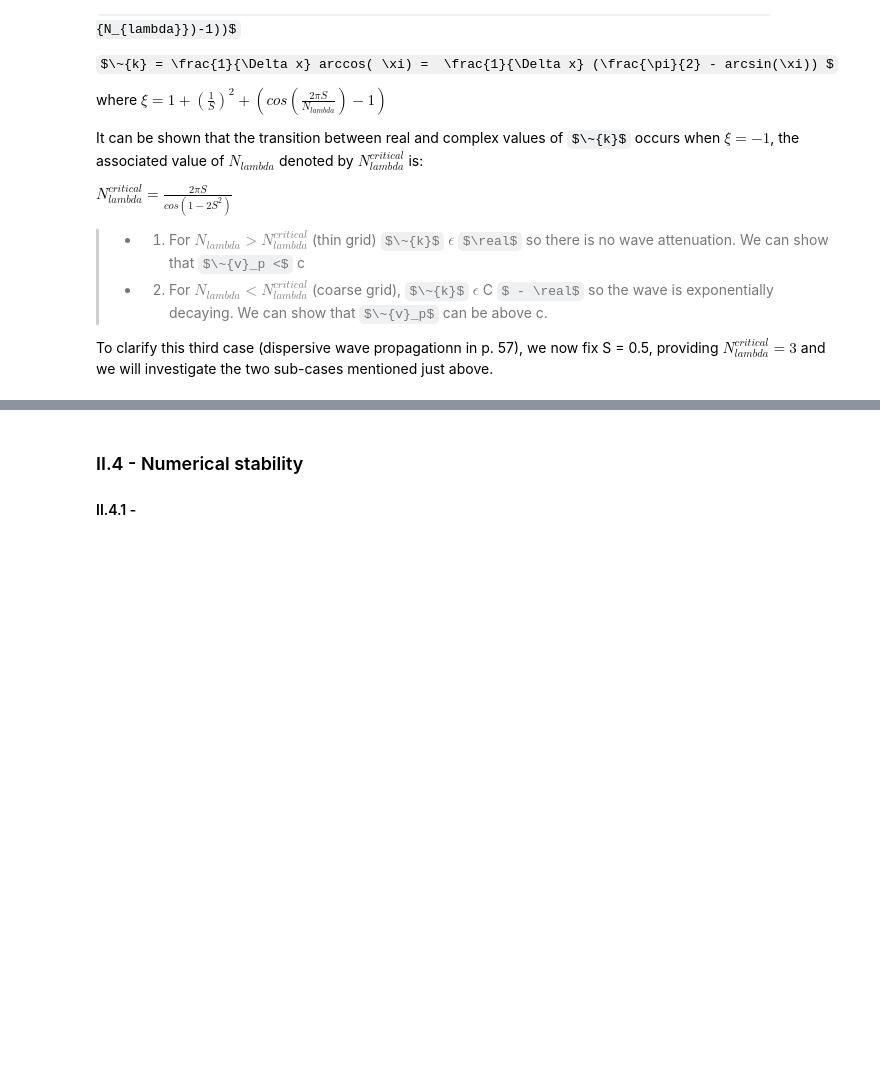
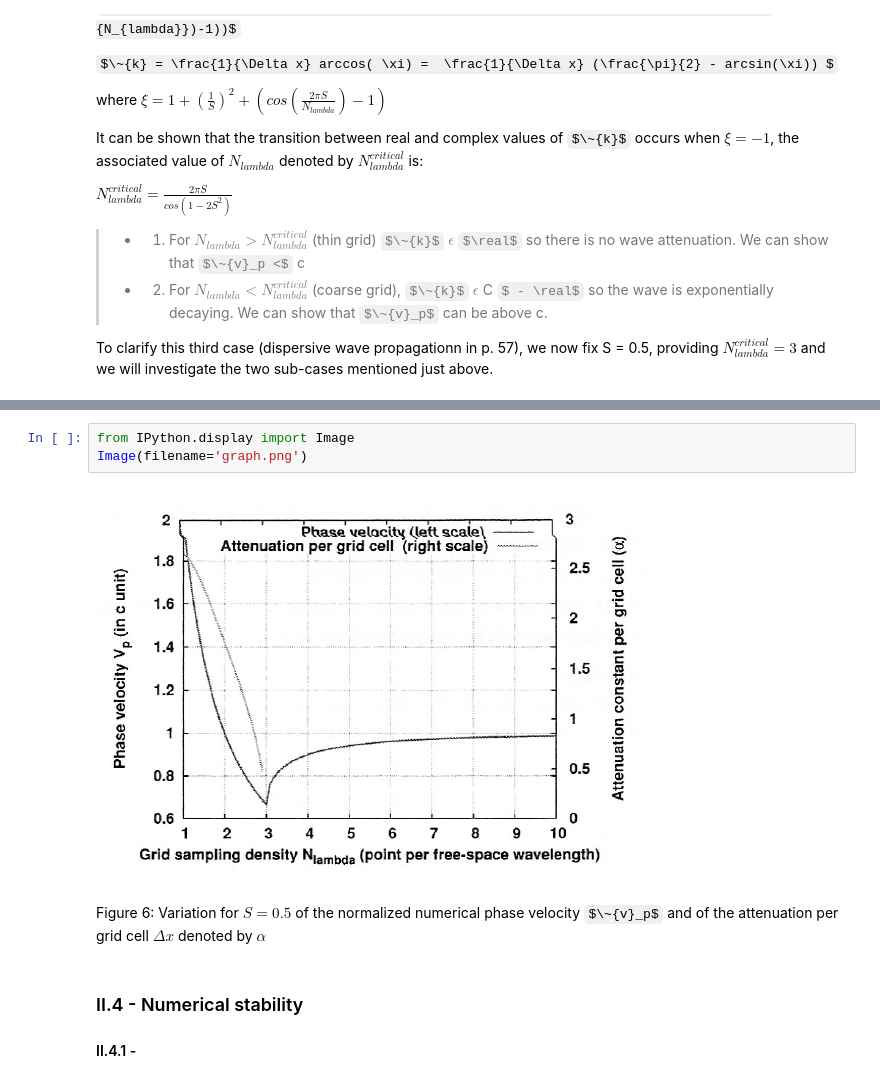
Before and after one commit to Gatovicciola/CEM_EMPOSSIBLE, a Jupyter notebook: Notes_Cours/Numerical_Methods_Renversey.ipynb, the cells around one changed output, grey strips where cells are left out. Saved outputs shown, nothing was run; the diff lists cells and outputs as text; some formulas as TeX source; blank space fills up the shorter version.

```diff
--- a/Notes_Cours/Numerical_Methods_Renversey.ipynb
+++ b/Notes_Cours/Numerical_Methods_Renversey.ipynb
@@ -464,3 +460,10 @@ Figure 6: Variation for $S = 0.5$ of the normalized numerical phase velocity $\~
+# %%
+from IPython.display import Image
+Image(filename='graph.png')
+# %% [output]
+[figure, added]
+# %% [markdown]
+Figure 6: Variation for $S = 0.5$ of the normalized numerical phase velocity $\~{v}_p$ and of the attenuation per grid cell $\Delta x$ denoted by $\alpha$
 # %% [markdown]
 ### II.4 - Numerical stability
 #### II.4.1 -
```
Also changed, not shown: parts of 1 cell of this notebook.
